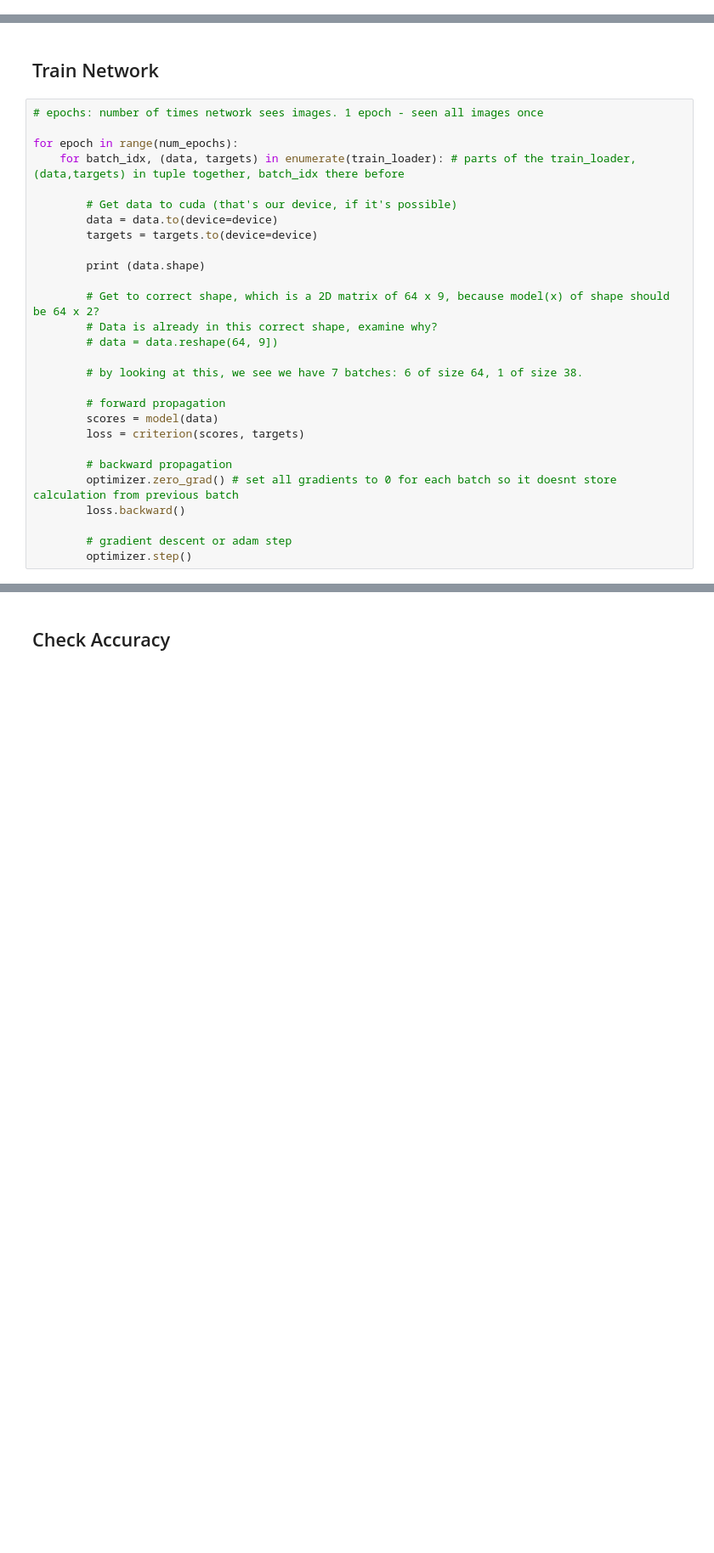
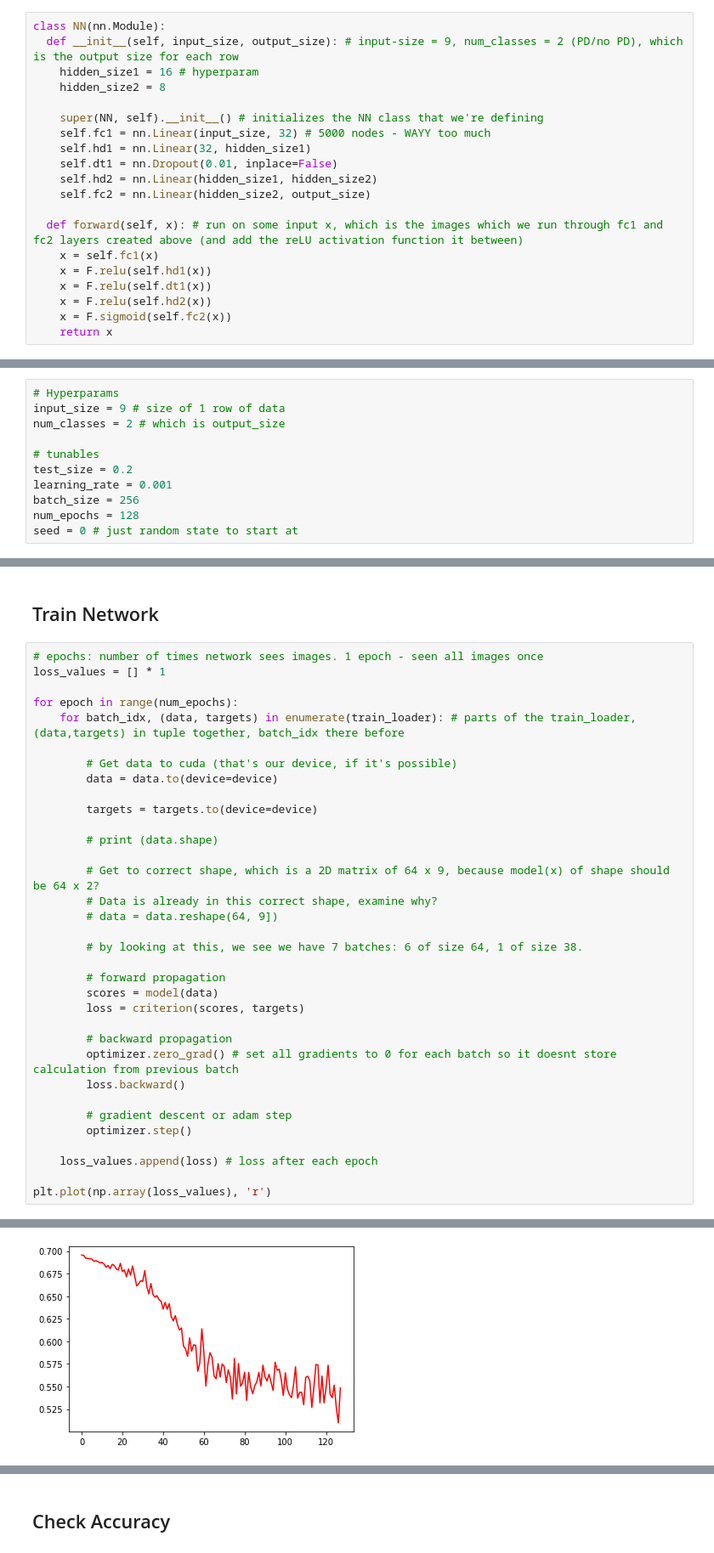
Before and after one commit to PDNow-Research/PDNow, a Jupyter notebook: HandPD/NeuralNets/NN_Numerical.ipynb, the cells around one changed output, grey strips where cells are left out. Shown at 85% size. Cells and saved outputs as stored; diff of their text form; blank space fills up the shorter version.

Commit message:
5 layer NN

```diff
--- a/HandPD/NeuralNets/NN_Numerical.ipynb
+++ b/HandPD/NeuralNets/NN_Numerical.ipynb
@@ -179,0 +124,20 @@ len(dataset) # make sense, 264 * 2
+# %%
+class NN(nn.Module):
+  def __init__(self, input_size, output_size): # input-size = 9, num_classes = 2 (PD/no PD), which is the output size for each row
+    hidden_size1 = 16 # hyperparam
+    hidden_size2 = 8
+
+    super(NN, self).__init__() # initializes the NN class that we're defining
+    self.fc1 = nn.Linear(input_size, 32) # 5000 nodes - WAYY too much
+    self.hd1 = nn.Linear(32, hidden_size1)
+    self.dt1 = nn.Dropout(0.01, inplace=False)
+    self.hd2 = nn.Linear(hidden_size1, hidden_size2)
+    self.fc2 = nn.Linear(hidden_size2, output_size)
+
+  def forward(self, x): # run on some input x, which is the images which we run through fc1 and fc2 layers created above (and add the reLU activation function it between)
+    x = self.fc1(x)
+    x = F.relu(self.hd1(x))
+    x = F.relu(self.dt1(x))
+    x = F.relu(self.hd2(x))
+    x = F.sigmoid(self.fc2(x))
+    return x
@@ -179,0 +156,11 @@ len(dataset) # make sense, 264 * 2
+# %%
+# Hyperparams
+input_size = 9 # size of 1 row of data
+num_classes = 2 # which is output_size
+
+# tunables
+test_size = 0.2
+learning_rate = 0.001
+batch_size = 256
+num_epochs = 128
+seed = 0 # just random state to start at
@@ -221,15 +232,17 @@ optimizer = optim.Adam(model.parameters(), lr = learning_rate) # optimizer funct
 ## Train Network
 # %%
 # epochs: number of times network sees images. 1 epoch - seen all images once
+loss_values = [] * 1
 
 for epoch in range(num_epochs):
     for batch_idx, (data, targets) in enumerate(train_loader): # parts of the train_loader, (data,targets) in tuple together, batch_idx there before
 
         # Get data to cuda (that's our device, if it's possible)
         data = data.to(device=device)
+
         targets = targets.to(device=device)
 
-        print (data.shape)
+        # print (data.shape)
 
         # Get to correct shape, which is a 2D matrix of 64 x 9, because model(x) of shape should be 64 x 2?
         # Data is already in this correct shape, examine why?
@@ -247,4 +260,8 @@ for epoch in range(num_epochs):
 
         # gradient descent or adam step
         optimizer.step()
+
+    loss_values.append(loss) # loss after each epoch
+
+plt.plot(np.array(loss_values), 'r')
 # %% [output]
@@ -264,0 +269 @@ torch.Size([38, 9])
+[figure, added]
```
Also changed, not shown: parts of 23 cells of this notebook.
